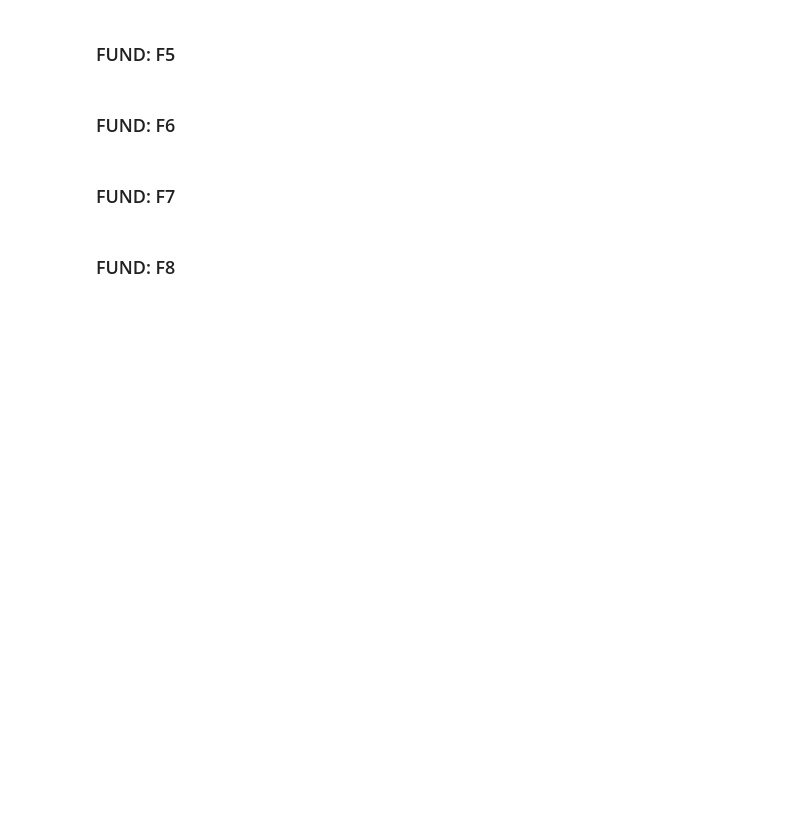
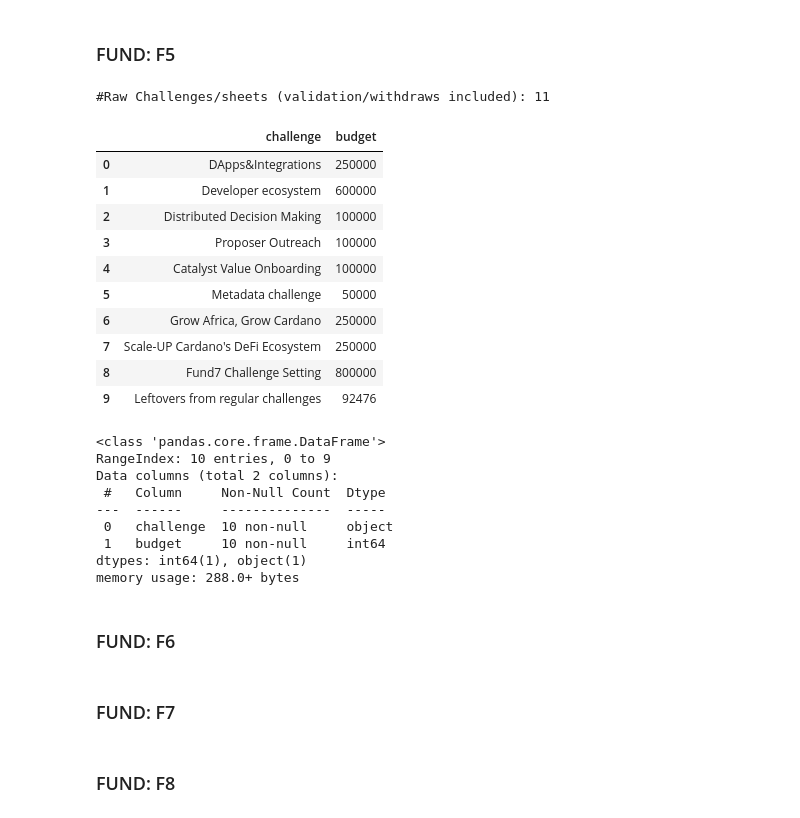
Before and after one commit to jbmattos/CatalystReport, a Jupyter notebook: data_setup.ipynb, the cells around one changed output. Saved outputs shown, nothing was run; the diff lists cells and outputs as text; code cells hidden in the pictures; blank space fills up the shorter version.

```diff
--- a/data_setup.ipynb
+++ b/data_setup.ipynb
@@ -48,7 +8,7 @@ None
 # %% [markdown]
 ## LOAD XLSX DATA FROM ALL FUNDS INTO < pd.ExcelFile >
 # %%
-path = "/home/julianabmattos/GitRepositories/CatalystReport/data/data_files/"
+path = "/home/julianabmattos/GitRepositories/CatalystReport/data/datafiles_votingresults/"
 funds = ['f3','f4','f5','f6','f7','f8']
 files = ["Fund3 Voting results.xlsx",
          "Fund4 Voting results.xlsx",
@@ -134,14 +278,36 @@ df.info()
 # %%
 fund = 'f5'
 print('#Raw Challenges/sheets (validation/withdraws included): {}\n'.format(len(list(sheets[fund]))))
-df = get_catalyst_data(fund).validation.copy()
+df = CatalystVotingResults(fund).validation.copy()
 
 # func_format = lambda s: s.split('(')[1].split(')')[0] if isinstance(s, str) else s
 # df.iloc[9:18,0] = df.iloc[9:18,0].map(func_format)
 # df = __default_setup(df)
 
 display(df)
 df.info()
+# %% [output]
+#Raw Challenges/sheets (validation/withdraws included): 11
+|  | challenge | budget |
+| 0 | DApps&Integrations | 250000 |
+| 1 | Developer ecosystem | 600000 |
+| 2 | Distributed Decision Making | 100000 |
+| 3 | Proposer Outreach | 100000 |
+| 4 | Catalyst Value Onboarding | 100000 |
+| 5 | Metadata challenge | 50000 |
+| 6 | Grow Africa, Grow Cardano | 250000 |
+| 7 | Scale-UP Cardano's DeFi Ecosystem | 250000 |
+| 8 | Fund7 Challenge Setting | 800000 |
+| 9 | Leftovers from regular challenges | 92476 |
+<class 'pandas.core.frame.DataFrame'>
+RangeIndex: 10 entries, 0 to 9
+Data columns (total 2 columns):
+ #   Column     Non-Null Count  Dtype
+---  ------     --------------  -----
+ 0   challenge  10 non-null     object
+ 1   budget     10 non-null     int64
+dtypes: int64(1), object(1)
+memory usage: 288.0+ bytes
 # %% [markdown]
 ### FUND: F6
 # %%
```
Also changed, not shown: parts of 7 cells of this notebook, 4 other files.
